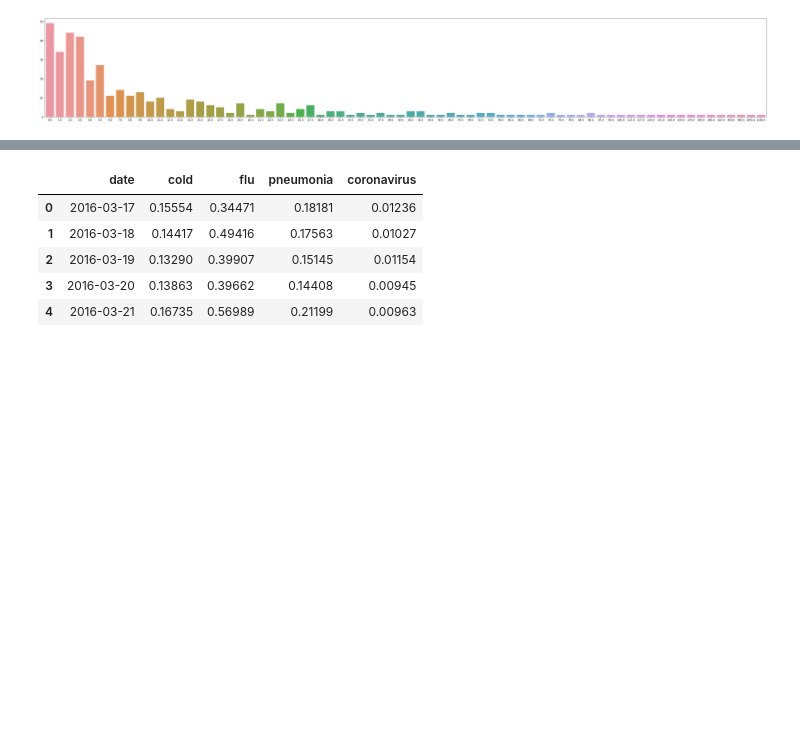
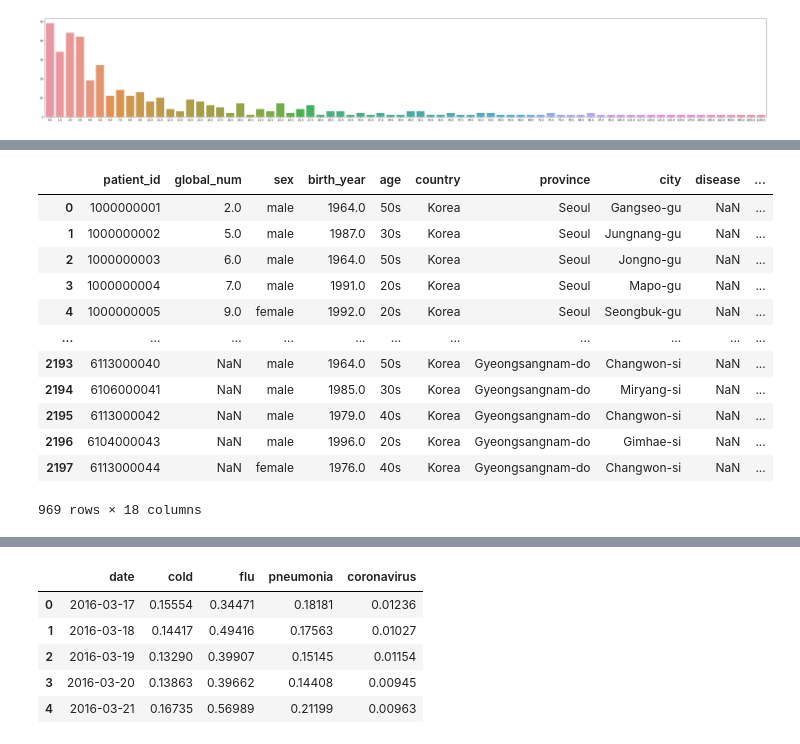
Before and after one commit to Mvgrillo1357/Ai-Platform-Engineering, a Jupyter notebook: ml_applied_to_coronavirus/Coronavirus.ipynb, the cells around one changed output, grey strips where cells are left out. Saved outputs shown, nothing was run; the diff lists cells and outputs as text; code cells hidden in the pictures; blank space fills up the shorter version.

```diff
--- a/ml_applied_to_coronavirus/Coronavirus.ipynb
+++ b/ml_applied_to_coronavirus/Coronavirus.ipynb
@@ -456,0 +561,17 @@ sns.barplot(numbercontacted, count_seen)
+# %%
+df_patientinfof2=df_patientinfof[df_patientinfof.infection_case != 'etc']
+df_patientinfof2
+# %% [output]
+|  | patient_id | global_num | sex | birth_year | age | country | province | city | disease | ... |
+| 0 | 1000000001 | 2.0 | male | 1964.0 | 50s | Korea | Seoul | Gangseo-gu | NaN | ... |
+| 1 | 1000000002 | 5.0 | male | 1987.0 | 30s | Korea | Seoul | Jungnang-gu | NaN | ... |
+| 2 | 1000000003 | 6.0 | male | 1964.0 | 50s | Korea | Seoul | Jongno-gu | NaN | ... |
+| 3 | 1000000004 | 7.0 | male | 1991.0 | 20s | Korea | Seoul | Mapo-gu | NaN | ... |
+| 4 | 1000000005 | 9.0 | female | 1992.0 | 20s | Korea | Seoul | Seongbuk-gu | NaN | ... |
+| ... | ... | ... | ... | ... | ... | ... | ... | ... | ... | ... |
+| 2193 | 6113000040 | NaN | male | 1964.0 | 50s | Korea | Gyeongsangnam-do | Changwon-si | NaN | ... |
+| 2194 | 6106000041 | NaN | male | 1985.0 | 30s | Korea | Gyeongsangnam-do | Miryang-si | NaN | ... |
+| 2195 | 6113000042 | NaN | male | 1979.0 | 40s | Korea | Gyeongsangnam-do | Changwon-si | NaN | ... |
+| 2196 | 6104000043 | NaN | male | 1996.0 | 20s | Korea | Gyeongsangnam-do | Gimhae-si | NaN | ... |
+| 2197 | 6113000044 | NaN | female | 1976.0 | 40s | Korea | Gyeongsangnam-do | Changwon-si | NaN | ... |
+969 rows × 18 columns
```
Also changed, not shown: parts of 96 cells of this notebook.
